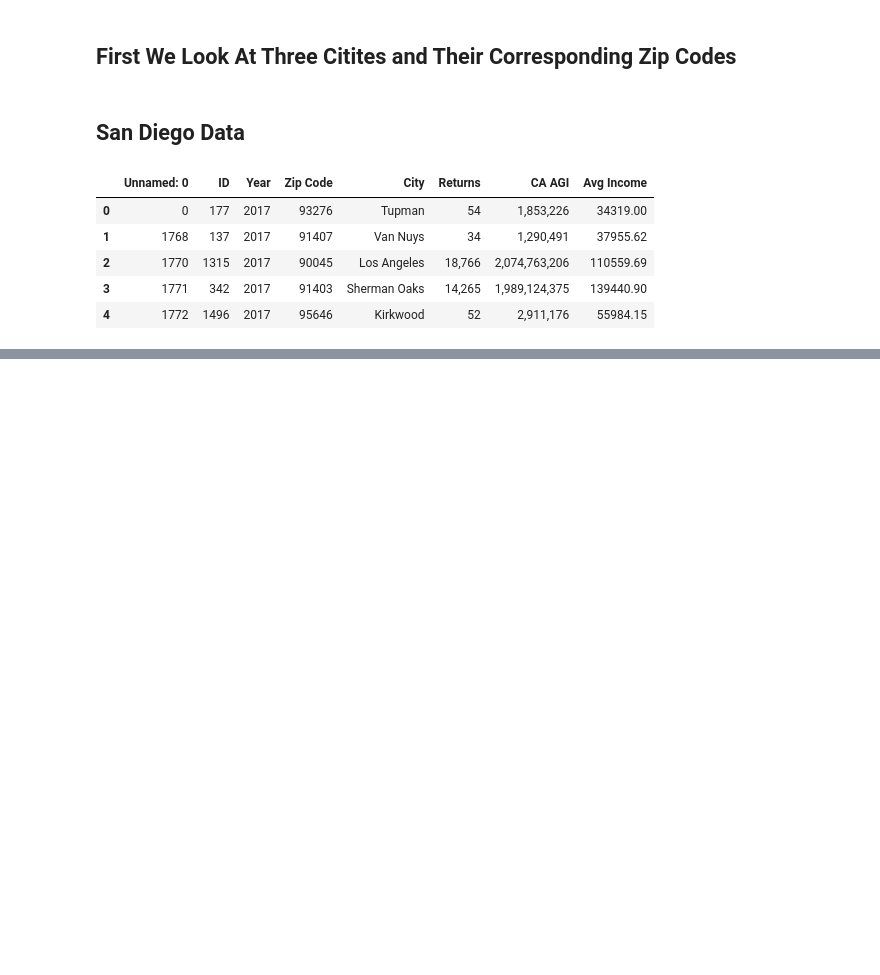
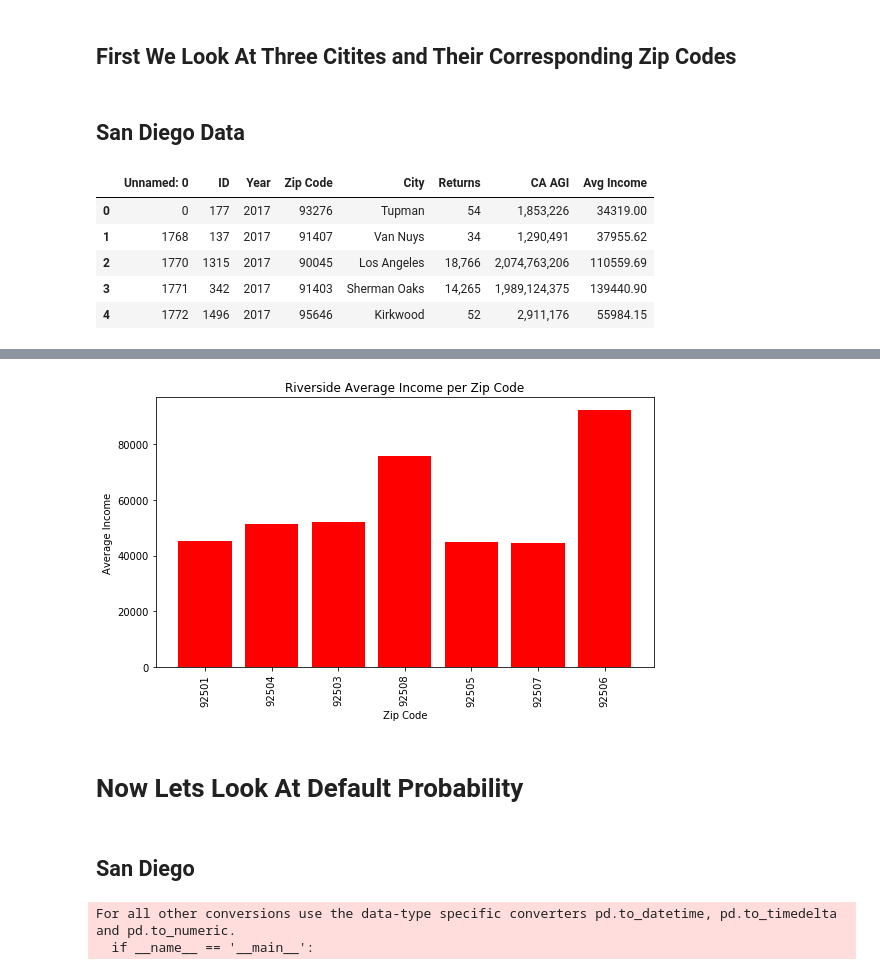
Before and after one commit to cdimmock/Py-Eating-Pandas, a Jupyter notebook: Team Py-Eating Pandas Presentation.ipynb, the cells around one changed output, grey strips where cells are left out. Saved outputs shown, nothing was run; the diff lists cells and outputs as text; code cells hidden in the pictures; blank space fills up the shorter version.

```diff
--- a/Team Py-Eating Pandas Presentation.ipynb
+++ b/Team Py-Eating Pandas Presentation.ipynb
@@ -56,0 +146,49 @@ sd_subset_zip_inc.head()
+# %%
+# export 2017 mean income for Riverside zips to csv files
+subset_zip_inc.to_csv("Riverside Zip Codes Income 2017.csv")
+# Load in csv
+riverside_zips_inc = pd.read_csv("Riverside Zip Codes Income 2017.csv")
+# Set x axis and tick locations
+x_axis = np.arange(len(riverside_zips_inc))
+tick_locations = [value for value in x_axis]
+# %%
+# Create a list indicating where to write x labels and set figure size to adjust for space
+plt.figure(figsize=(8,5))
+plt.bar(x_axis, riverside_zips_inc["Avg Income"], color='r', alpha=1.0, align="center")
+plt.xticks(tick_locations, riverside_zips_inc["Zip Code"], rotation="vertical")
+
+# Set x and y limits
+#plt.xlim(0, len(x_axis))
+#plt.ylim(0, max(riverside_zips_inc["Avg Income"])+20000)
+
+# Set a Title and labels
+plt.title("Riverside Average Income per Zip Code")
+plt.xlabel("Zip Code")
+plt.ylabel("Average Income")
+
+# Save our graph and show the grap
+plt.tight_layout()
+plt.savefig("Riverside_avg_zip_inc.png")
+plt.show()
+# %% [output]
+[figure, added]
+# %% [markdown]
+# Now Lets Look At Default Probability
+# %% [markdown]
+## San Diego
+# %%
+#Import Default Data
+File1 = "Clean Default.csv"
+Default_info = pd.read_csv(File1)
+#Import cleaned up San Diego csv
+File3 = "Clean San Diego.csv"
+SD_info = pd.read_csv(File3)
+#Drop columns
+SD_info = SD_info.drop(columns = ["Unnamed: 0","Unnamed: 0.1","Zipcode","Type"],axis = 1)
+SD_info = SD_info.convert_objects(convert_numeric=True)
+#Change Zip codes type
+SD_info['San Diego Zip Codes'] = SD_info['San Diego Zip Codes'].astype(np.float64)
+SD_info = SD_info.sort_values("Home Value",ascending = True)
+# %% [output]
+For all other conversions use the data-type specific converters pd.to_datetime, pd.to_timedelta and pd.to_numeric.
+  if __name__ == '__main__':
```
Also changed, not shown: parts of 25 cells of this notebook, 15 other files.
